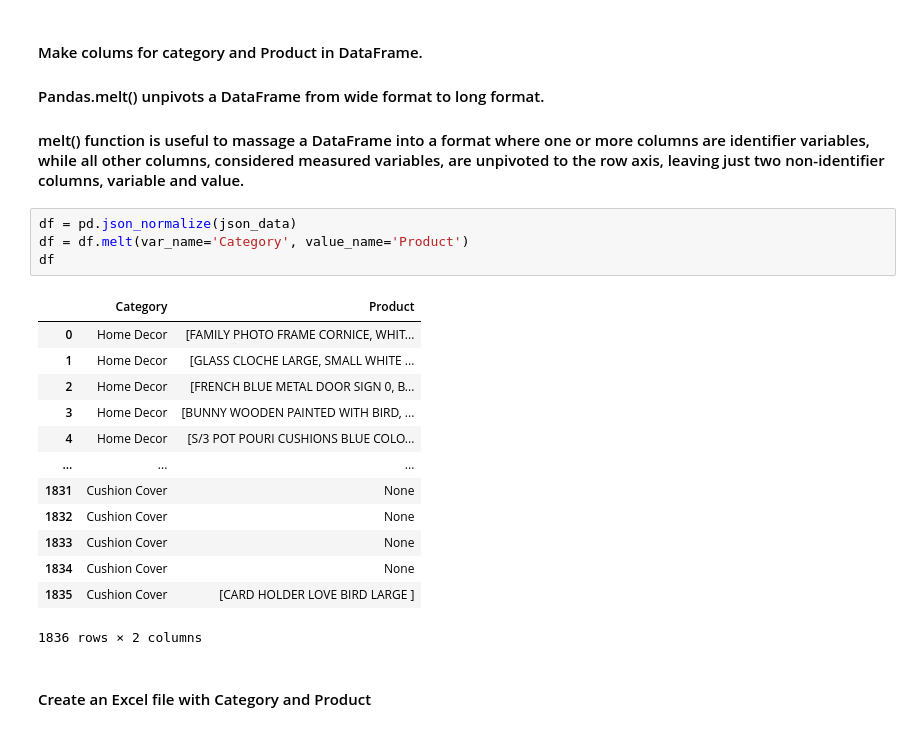
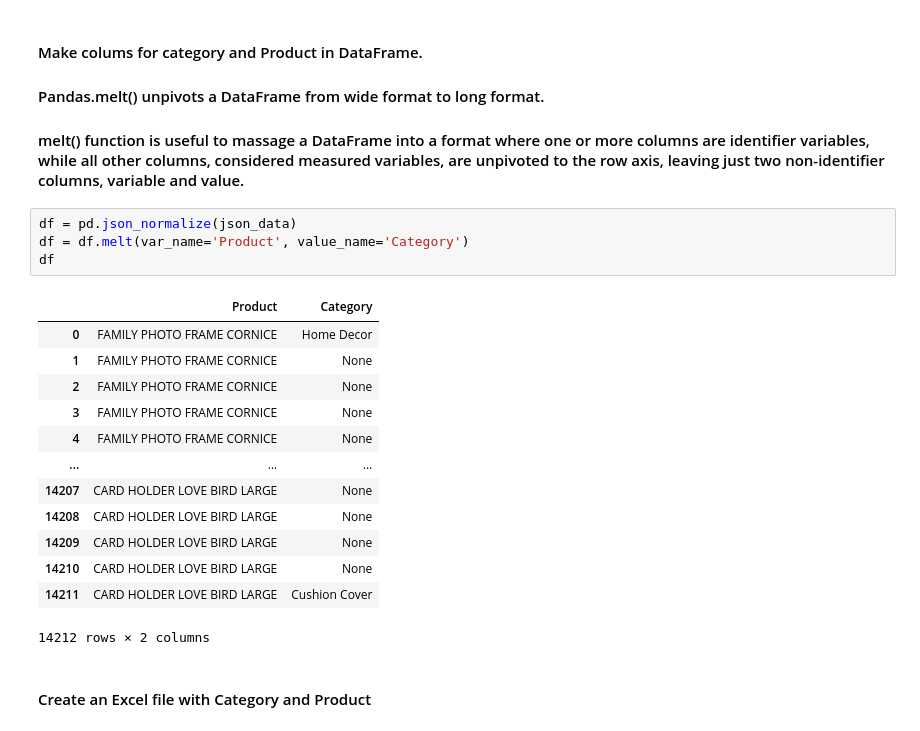
Before and after one commit to Pooja-2201/CategoryWiseStoreAnalysis, a Jupyter notebook: ReadDataFromAllFileAnalysis.ipynb, the cells around one changed output. Drawn from its saved outputs; the diff is of its cells as text.

Commit message:
Add category column

```diff
--- a/ReadDataFromAllFileAnalysis.ipynb
+++ b/ReadDataFromAllFileAnalysis.ipynb
@@ -34,22 +34,22 @@ with open(output_json_file, 'r') as file:
 #### melt() function is useful to massage a DataFrame into a format where one or more columns are identifier variables, while all other columns, considered measured variables, are unpivoted to the row axis, leaving just two non-identifier columns, variable and value.
 # %%
 df = pd.json_normalize(json_data)
-df = df.melt(var_name='Category', value_name='Product')
+df = df.melt(var_name='Product', value_name='Category')
 df
 # %% [output]
-|  | Category | Product |
-| 0 | Home Decor | [FAMILY PHOTO FRAME CORNICE, WHIT... |
-| 1 | Home Decor | [GLASS CLOCHE LARGE, SMALL WHITE ... |
-| 2 | Home Decor | [FRENCH BLUE METAL DOOR SIGN 0, B... |
-| 3 | Home Decor | [BUNNY WOODEN PAINTED WITH BIRD, ... |
-| 4 | Home Decor | [S/3 POT POURI CUSHIONS BLUE COLO... |
+|  | Product | Category |
+| 0 | FAMILY PHOTO FRAME CORNICE | Home Decor |
+| 1 | FAMILY PHOTO FRAME CORNICE | None |
+| 2 | FAMILY PHOTO FRAME CORNICE | None |
+| 3 | FAMILY PHOTO FRAME CORNICE | None |
+| 4 | FAMILY PHOTO FRAME CORNICE | None |
 | ... | ... | ... |
-| 1831 | Cushion Cover | None |
-| 1832 | Cushion Cover | None |
-| 1833 | Cushion Cover | None |
-| 1834 | Cushion Cover | None |
-| 1835 | Cushion Cover | [CARD HOLDER LOVE BIRD LARGE ] |
+| 14207 | CARD HOLDER LOVE BIRD LARGE | None |
+| 14208 | CARD HOLDER LOVE BIRD LARGE | None |
+| 14209 | CARD HOLDER LOVE BIRD LARGE | None |
+| 14210 | CARD HOLDER LOVE BIRD LARGE | None |
+| 14211 | CARD HOLDER LOVE BIRD LARGE | Cushion Cover |
-1836 rows × 2 columns
+14212 rows × 2 columns
 # %% [markdown]
 #### Create an Excel file with Category and Product
 # %%
```
Also changed, not shown: parts of 6 cells of this notebook, 48 other files.
